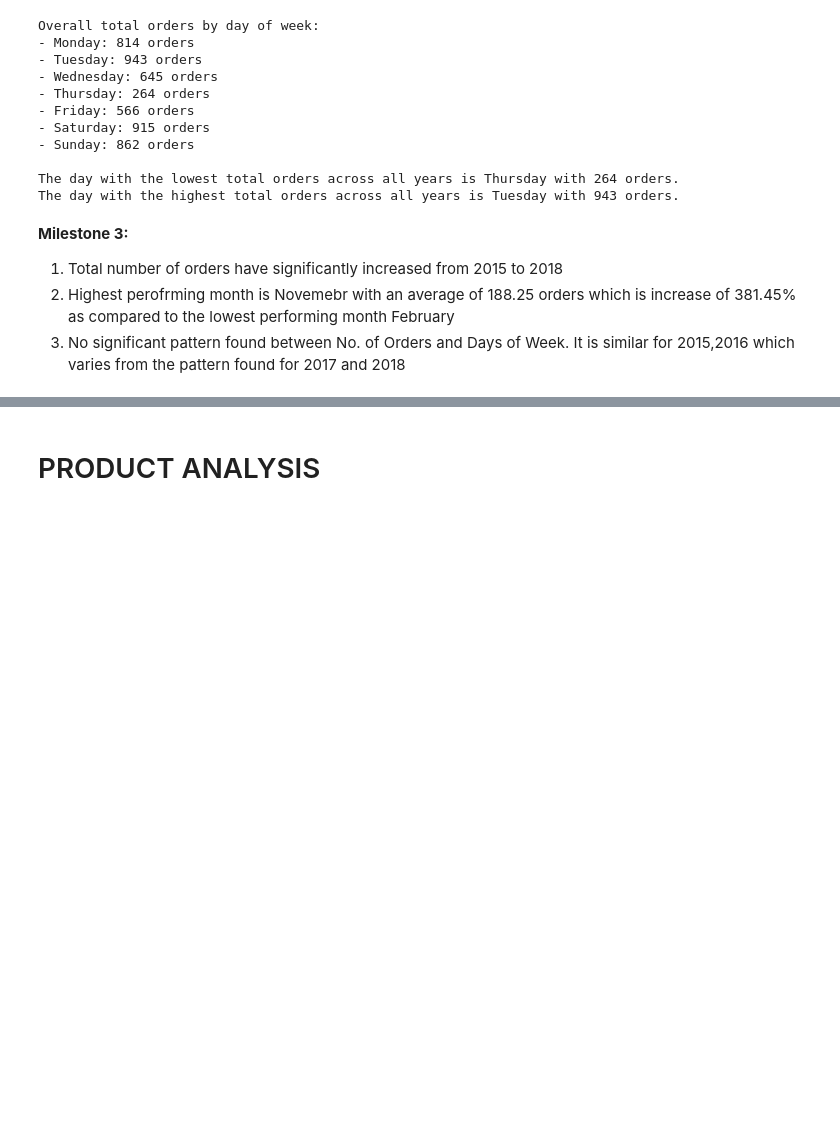
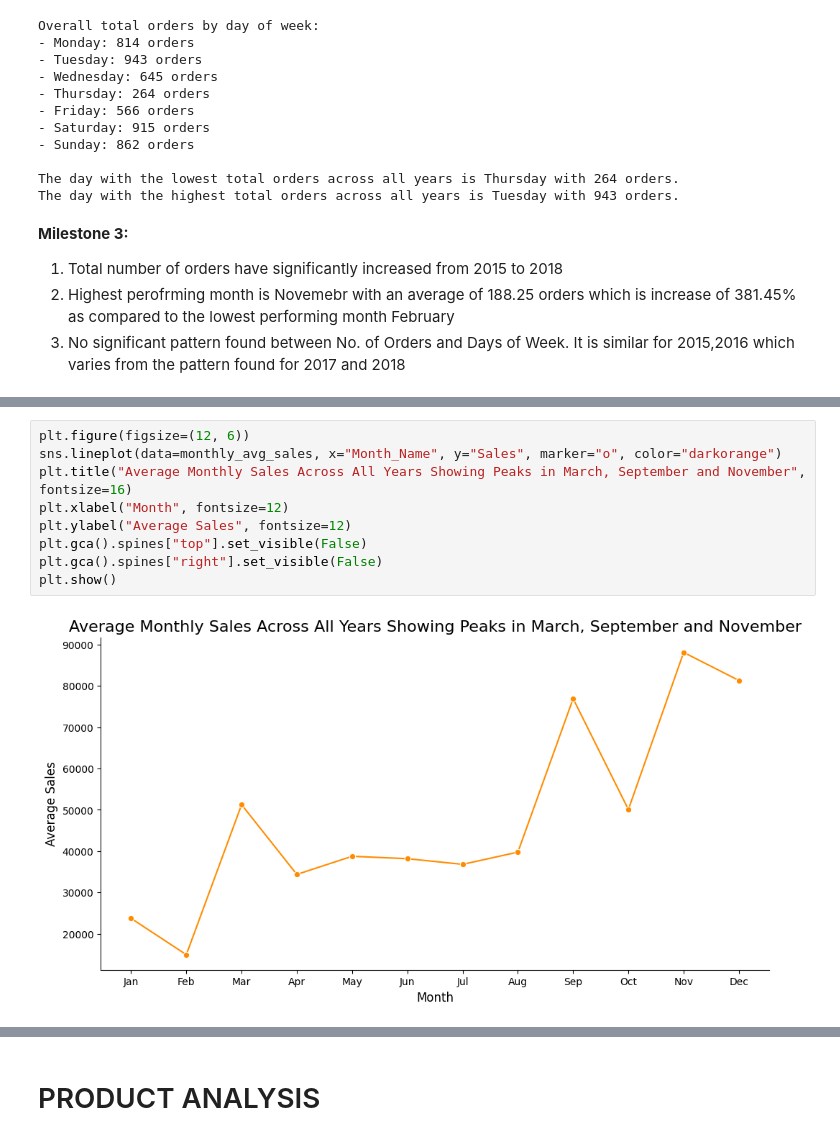
Before and after one commit to CHARUL1601/superstore-sales-profitability-analysis, a Jupyter notebook: Untitled0.ipynb, the cells around one changed output, grey strips where cells are left out. Cells and saved outputs as stored; diff of their text form; blank space fills up the shorter version.

```diff
--- a/Untitled0.ipynb
+++ b/Untitled0.ipynb
@@ -364,0 +413,11 @@ print(f"Mean orders per day were {total_sales["Sales"].mean():.2f}")
+# %%
+plt.figure(figsize=(12, 6))
+sns.lineplot(data=monthly_avg_sales, x="Month_Name", y="Sales", marker="o", color="darkorange")
+plt.title("Average Monthly Sales Across All Years Showing Peaks in March, September and November", fontsize=16)
+plt.xlabel("Month", fontsize=12)
+plt.ylabel("Average Sales", fontsize=12)
+plt.gca().spines["top"].set_visible(False)
+plt.gca().spines["right"].set_visible(False)
+plt.show()
+# %% [output]
+[figure, added]
```
Also changed, not shown: parts of 10 cells of this notebook.
